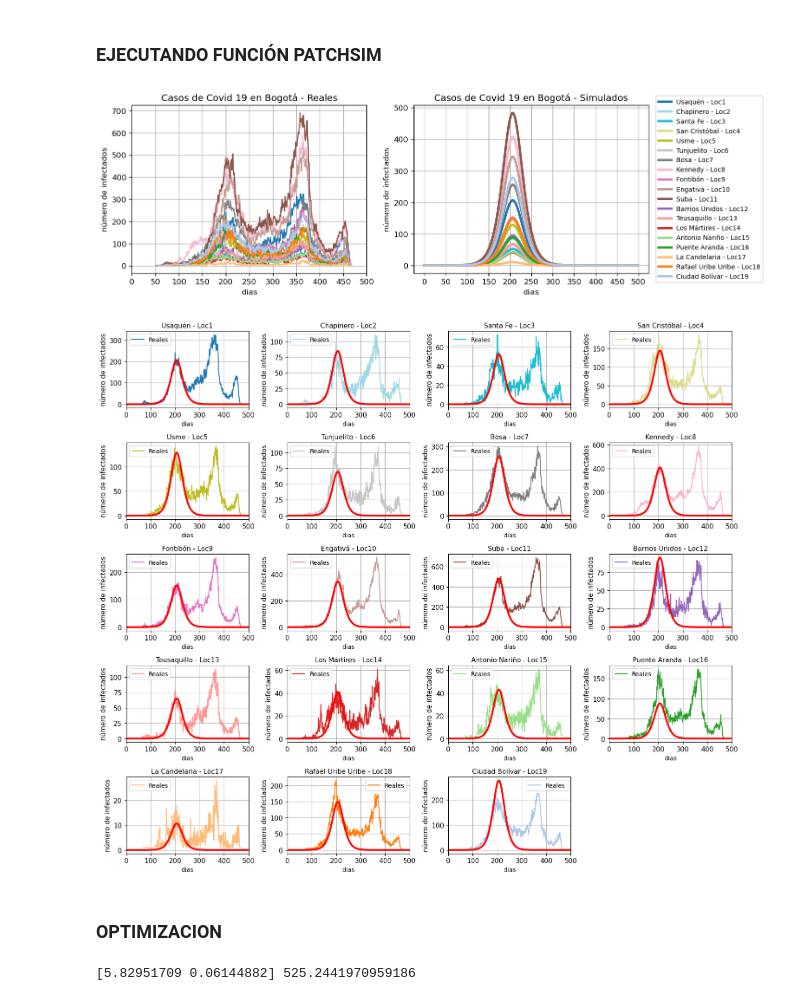
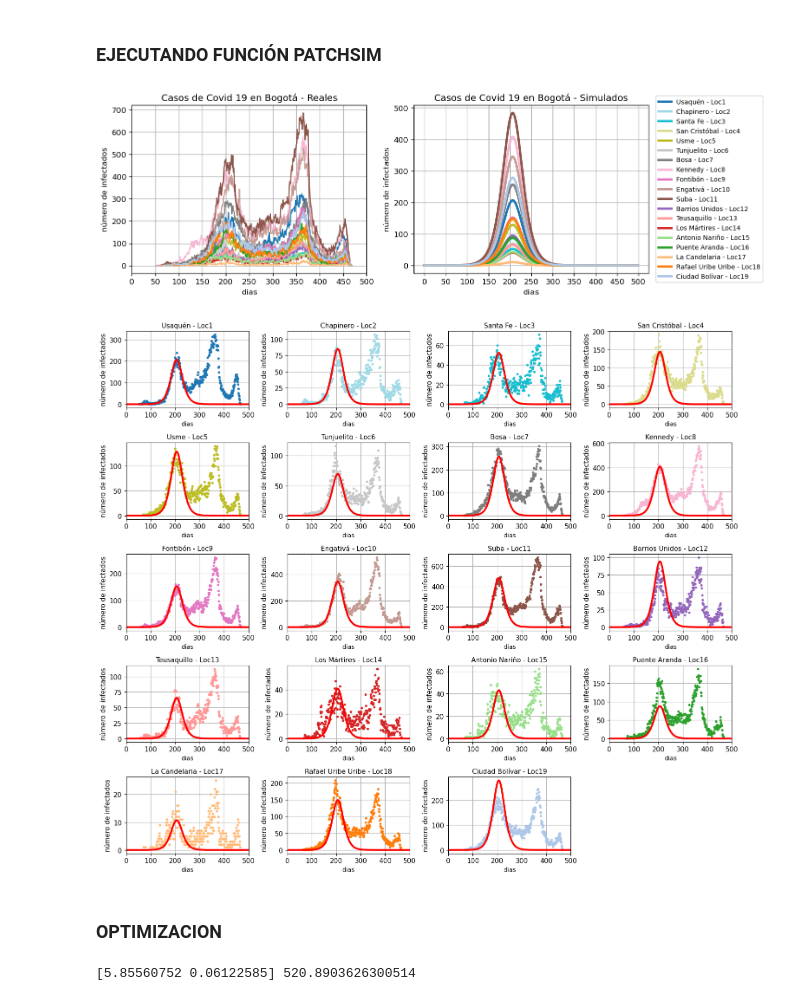
Before and after one commit to eilinlunam/PatchSim-modificado, a Jupyter notebook: SEIR_Bog_RunCode.ipynb, the cells around one changed output. Saved outputs shown, nothing was run; the diff lists cells and outputs as text; code cells hidden in the pictures.

```diff
--- a/SEIR_Bog_RunCode.ipynb
+++ b/SEIR_Bog_RunCode.ipynb
@@ -203,7 +203,7 @@ def graficar(casos_real, casos_sim, symprob, fechas=False, individual=False):
         casos = loc["n_casos_real"].values
         tiempo = loc["dia"].values
         if individual:
-            ax[i-1].plot(tiempo, casos, label="Reales", color=colors[-(i-1)])
+            ax[i-1].plot(tiempo, casos, '.', label="Reales", color=colors[-(i-1)])
         else:
             ax1.plot(tiempo, casos, label="Reales", color=colors[-(i-1)])
         #--------------------------------------------------------------------
@@ -211,14 +211,13 @@ def graficar(casos_real, casos_sim, symprob, fechas=False, individual=False):
         infectados = casos_sim[casos_sim.index==str(i)].values[0]
         t = np.arange(0, len(infectados))
         if individual:
-            ax[i-1].plot(t, symprob*infectados, lw=3, color="red")
+            ax[i-1].plot(t, symprob*infectados, label="Infectados", lw=3, color="red")
         else:
             ax2.plot(t, symprob*infectados, lw=3, color=colors[-(i-1)],
                      label=str(localidades["Localidad"][i-1]) + " - Loc"+str(i))
         #---------------------------------------------------------------------
         # Propiedades gráficas
         if individual:
-            ax[i-1].legend()
             ax[i-1].set_title(str(localidades["Localidad"][i-1]) + " - Loc"+str(i), fontsize=11)
             ax[i-1].set_ylabel("número de infectados", fontsize=11)
             ax[i-1].set_xlabel("dias")
@@ -274,18 +273,18 @@ Cantidad de semillas iniciales: 101
 # %% [markdown]
 ### EJECUTANDO FUNCIÓN PATCHSIM
 # %%
-beta, symprob = [5.82951709, 0.06144882]
+beta, symprob = [5.85560752, 0.06122585]
 write_config(beta, symprob)
 configs = sim.read_config('files1/cfg.txt')
 casos_sim = sim.run_disease_simulation(configs, write_epi=True, return_epi=True)
 # Grafica:
 [ax1, ax2] = graficar(casos_reales, casos_sim, symprob)
 # %% [output]
-[figure, old version]
+[figure, new version]
 # %%
 ax = graficar(casos_reales, casos_sim, symprob, individual=True)
 # %% [output]
-[figure, old version]
+[figure, new version]
 # %% [markdown]
 ### OPTIMIZACION
 # %%
@@ -333,4 +332,4 @@ x_opt = Optimizar(2, 0.1)
 e = simular(x_opt, 0)
 print(x_opt, e)
 # %% [output]
-[5.82951709 0.06144882] 525.2441970959186
+[5.85560752 0.06122585] 520.8903626300514
```
Also changed, not shown: parts of 1 cell of this notebook.
